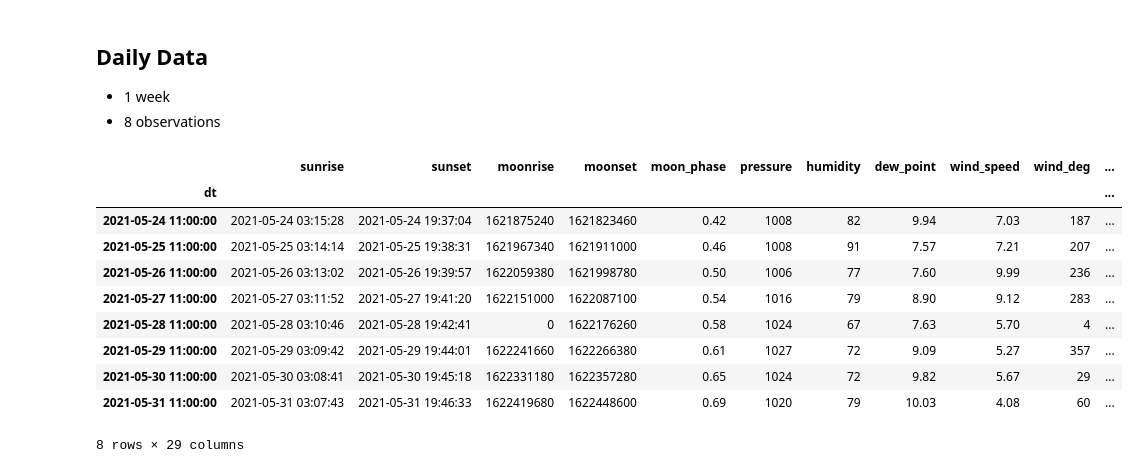
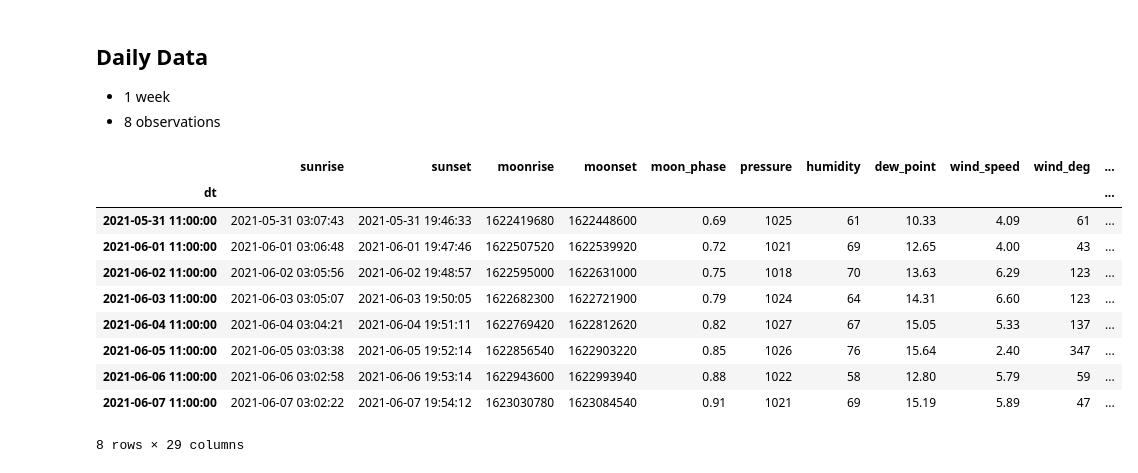
Before and after one commit to LarsGerdes/pv_forecast, a Jupyter notebook: scripts/jupyter/owm_api.ipynb, the cells around one changed output. Drawn from its saved outputs; the diff is of its cells as text; code cells hidden in the pictures.

```diff
--- a/scripts/jupyter/owm_api.ipynb
+++ b/scripts/jupyter/owm_api.ipynb
@@ -16,3 +22,11 @@ owm = conf['owm']
 url = 'https://api.openweathermap.org/data/2.5/onecall?lat={lat}&lon={lng}' \
       '&units=metric&APPID={key}'
 url = url.format(lat=owm['lat'], lng=owm['lng'], key=owm['key'])
+
+response = requests.get(url)
+dic = response.json()
+
+# keys = ['lat', 'lon', 'timezone', 'timezone_offset']
+# gi = pd.DataFrame(list(map(dic.get, keys)), keys, ['General Information']).T
+# gi['timezone_offset'] = pd.to_timedelta(gi.timezone_offset, 's')
+# gi
@@ -132,25 +139,25 @@ hr
 - 8 observations
 # %%
 time = ['dt', 'sunrise', 'sunset']
-dly = pd.DataFrame(data['daily'])
+dly = pd.DataFrame(dic['daily'])
 dly[time] = dly[time].apply(pd.to_datetime, unit='s')
 
 dly = dly.join(pd.DataFrame(dly.temp.to_list()))
 dly = dly.join(pd.DataFrame(dly.feels_like.to_list()).add_suffix('_feels_like'))
 dly = dly.join(pd.DataFrame(dly.weather.apply(del_lst).to_list()))
 
 dly = dly.drop(columns=['temp', 'feels_like', 'weather'])
 dly = dly.set_index('dt')
 dly
 # %% [output]
 |  | sunrise | sunset | moonrise | moonset | moon_phase | pressure | humidity | dew_point | wind_speed | wind_deg | ... |
 | dt |  |  |  |  |  |  |  |  |  |  | ... |
-| 2021-05-24 11:00:00 | 2021-05-24 03:15:28 | 2021-05-24 19:37:04 | 1621875240 | 1621823460 | 0.42 | 1008 | 82 | 9.94 | 7.03 | 187 | ... |
-| 2021-05-25 11:00:00 | 2021-05-25 03:14:14 | 2021-05-25 19:38:31 | 1621967340 | 1621911000 | 0.46 | 1008 | 91 | 7.57 | 7.21 | 207 | ... |
-| 2021-05-26 11:00:00 | 2021-05-26 03:13:02 | 2021-05-26 19:39:57 | 1622059380 | 1621998780 | 0.50 | 1006 | 77 | 7.60 | 9.99 | 236 | ... |
-| 2021-05-27 11:00:00 | 2021-05-27 03:11:52 | 2021-05-27 19:41:20 | 1622151000 | 1622087100 | 0.54 | 1016 | 79 | 8.90 | 9.12 | 283 | ... |
-| 2021-05-28 11:00:00 | 2021-05-28 03:10:46 | 2021-05-28 19:42:41 | 0 | 1622176260 | 0.58 | 1024 | 67 | 7.63 | 5.70 | 4 | ... |
-| 2021-05-29 11:00:00 | 2021-05-29 03:09:42 | 2021-05-29 19:44:01 | 1622241660 | 1622266380 | 0.61 | 1027 | 72 | 9.09 | 5.27 | 357 | ... |
-| 2021-05-30 11:00:00 | 2021-05-30 03:08:41 | 2021-05-30 19:45:18 | 1622331180 | 1622357280 | 0.65 | 1024 | 72 | 9.82 | 5.67 | 29 | ... |
-| 2021-05-31 11:00:00 | 2021-05-31 03:07:43 | 2021-05-31 19:46:33 | 1622419680 | 1622448600 | 0.69 | 1020 | 79 | 10.03 | 4.08 | 60 | ... |
+| 2021-05-31 11:00:00 | 2021-05-31 03:07:43 | 2021-05-31 19:46:33 | 1622419680 | 1622448600 | 0.69 | 1025 | 61 | 10.33 | 4.09 | 61 | ... |
+| 2021-06-01 11:00:00 | 2021-06-01 03:06:48 | 2021-06-01 19:47:46 | 1622507520 | 1622539920 | 0.72 | 1021 | 69 | 12.65 | 4.00 | 43 | ... |
+| 2021-06-02 11:00:00 | 2021-06-02 03:05:56 | 2021-06-02 19:48:57 | 1622595000 | 1622631000 | 0.75 | 1018 | 70 | 13.63 | 6.29 | 123 | ... |
+| 2021-06-03 11:00:00 | 2021-06-03 03:05:07 | 2021-06-03 19:50:05 | 1622682300 | 1622721900 | 0.79 | 1024 | 64 | 14.31 | 6.60 | 123 | ... |
+| 2021-06-04 11:00:00 | 2021-06-04 03:04:21 | 2021-06-04 19:51:11 | 1622769420 | 1622812620 | 0.82 | 1027 | 67 | 15.05 | 5.33 | 137 | ... |
+| 2021-06-05 11:00:00 | 2021-06-05 03:03:38 | 2021-06-05 19:52:14 | 1622856540 | 1622903220 | 0.85 | 1026 | 76 | 15.64 | 2.40 | 347 | ... |
+| 2021-06-06 11:00:00 | 2021-06-06 03:02:58 | 2021-06-06 19:53:14 | 1622943600 | 1622993940 | 0.88 | 1022 | 58 | 12.80 | 5.79 | 59 | ... |
+| 2021-06-07 11:00:00 | 2021-06-07 03:02:22 | 2021-06-07 19:54:12 | 1623030780 | 1623084540 | 0.91 | 1021 | 69 | 15.19 | 5.89 | 47 | ... |
 8 rows × 29 columns
```
Also changed, not shown: parts of 9 cells of this notebook, 3 other files.
